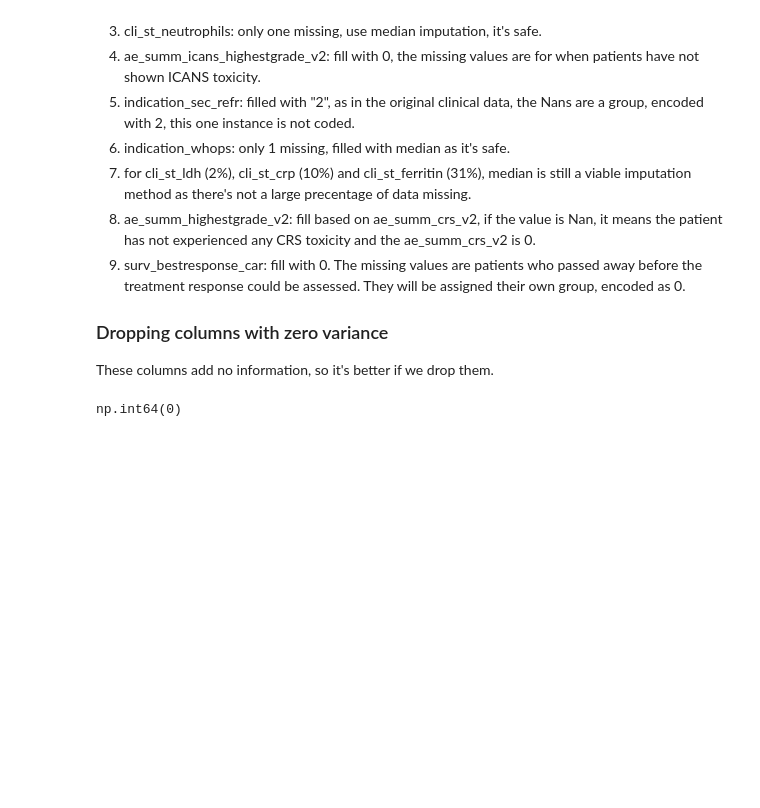
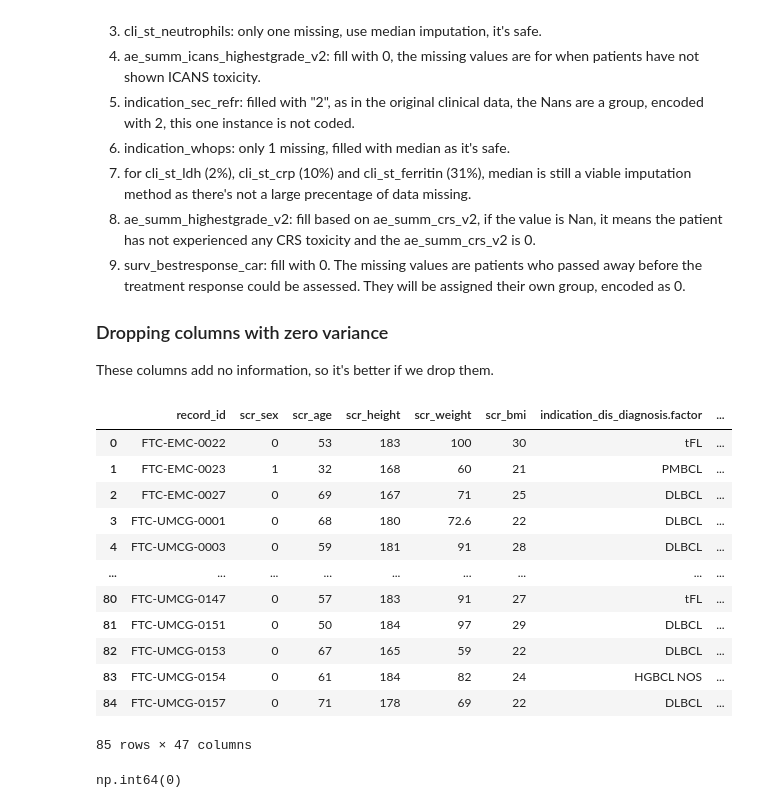
Before and after one commit to Mahsa-Zf/thesis_code, a Jupyter notebook: dataset_organization/clinical_data_cleaning_EDA.ipynb, the cells around one changed output. Drawn from its saved outputs; the diff is of its cells as text; code cells hidden in the pictures; blank space fills up the shorter version.

Commit message:
added data profiling for clinical data EDA

```diff
--- a/dataset_organization/clinical_data_cleaning.ipynb
+++ b/dataset_organization/clinical_data_cleaning_EDA.ipynb
@@ -108,5 +108,21 @@ clinical_filtered.drop_duplicates(subset='record_id', inplace=True)
 clinical_filtered = clinical_filtered[clinical_filtered['record_id'].isin(radiomics_delta['Unnamed: 0'])]
 # %%
 clinical_filtered.reset_index(drop=True, inplace=True)
+# %%
+clinical_filtered
+# %% [output]
+|  | record_id | scr_sex | scr_age | scr_height | scr_weight | scr_bmi | indication_dis_diagnosis.factor | ... |
+| 0 | FTC-EMC-0022 | 0 | 53 | 183 | 100 | 30 | tFL | ... |
+| 1 | FTC-EMC-0023 | 1 | 32 | 168 | 60 | 21 | PMBCL | ... |
+| 2 | FTC-EMC-0027 | 0 | 69 | 167 | 71 | 25 | DLBCL | ... |
+| 3 | FTC-UMCG-0001 | 0 | 68 | 180 | 72.6 | 22 | DLBCL | ... |
+| 4 | FTC-UMCG-0003 | 0 | 59 | 181 | 91 | 28 | DLBCL | ... |
+| ... | ... | ... | ... | ... | ... | ... | ... | ... |
+| 80 | FTC-UMCG-0147 | 0 | 57 | 183 | 91 | 27 | tFL | ... |
+| 81 | FTC-UMCG-0151 | 0 | 50 | 184 | 97 | 29 | DLBCL | ... |
+| 82 | FTC-UMCG-0153 | 0 | 67 | 165 | 59 | 22 | DLBCL | ... |
+| 83 | FTC-UMCG-0154 | 0 | 61 | 184 | 82 | 24 | HGBCL NOS | ... |
+| 84 | FTC-UMCG-0157 | 0 | 71 | 178 | 69 | 22 | DLBCL | ... |
+85 rows × 47 columns
 # %%
 # Fix the clinical dataset inconsistancies
```
Also changed, not shown: parts of 4 cells of this notebook.
